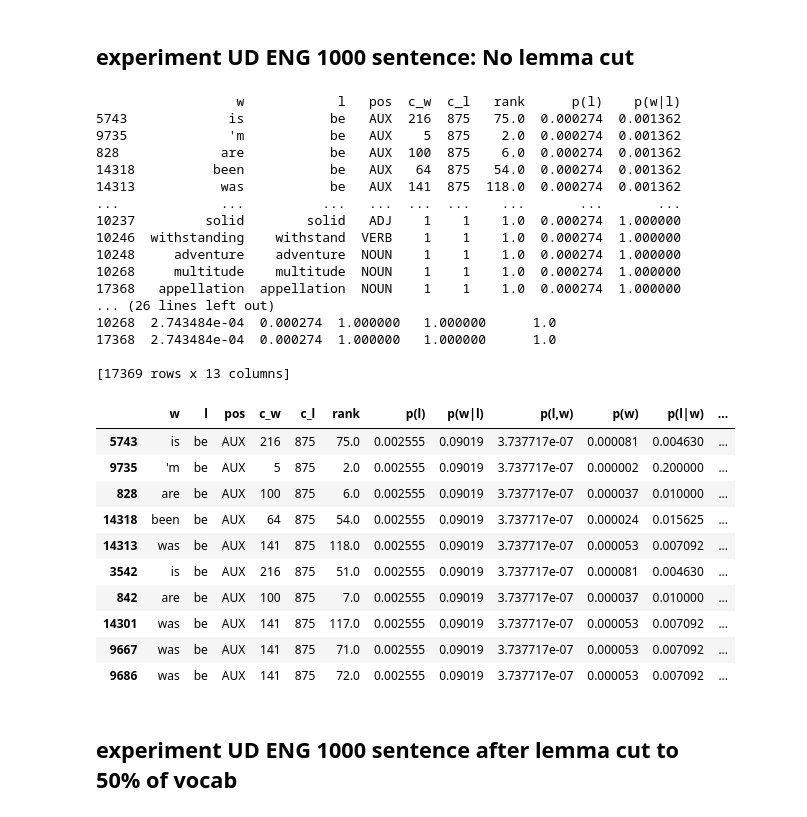
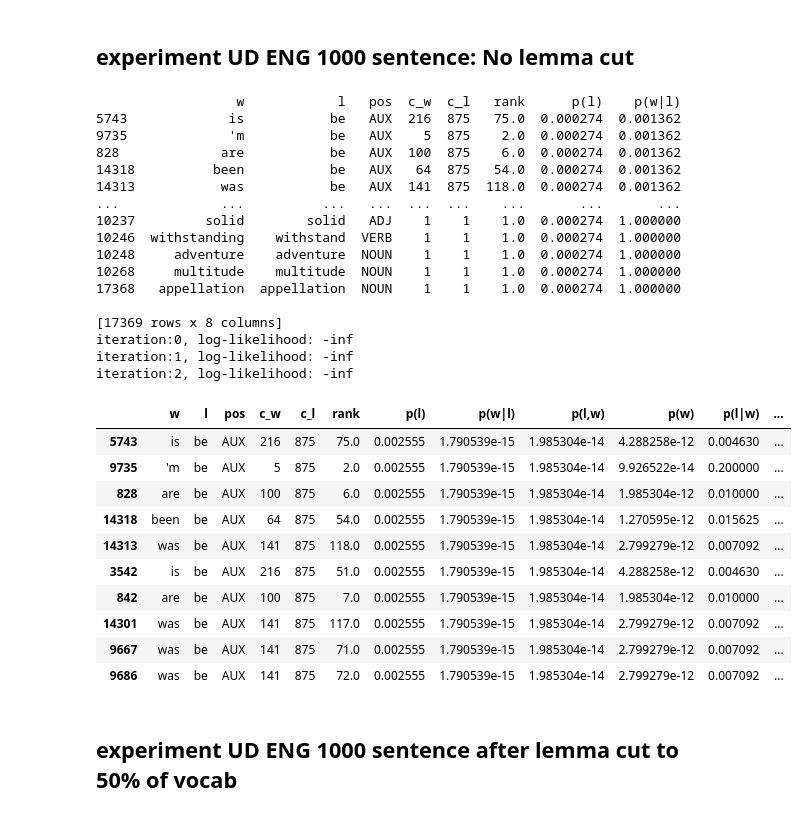
Before and after one commit to faisal-iut/minimal-morpho-inflection, a Jupyter notebook: experiments.ipynb, the cells around one changed output. Saved outputs shown, nothing was run; the diff lists cells and outputs as text; code cells hidden in the pictures.

```diff
--- a/experiments.ipynb
+++ b/experiments.ipynb
@@ -56,14 +56,13 @@ def em(df, iterations):
 		df['p(w)'] = df.groupby(['w'])['p(l,w)'].transform('sum')
 		df['p(l|w)'] = df['p(l,w)']/ df['p(w)']
 		df['ec(l)'] = df.groupby(['l'])['p(l|w)'].transform('sum')
-		df['ec(l,w)'] = df.groupby(['l','w'])['p(l|w)'].transform('sum')
-
+		df['ec(l,w)'] = df['p(l,w)']
+		like = np.log(np.prod((df['p(w|l)']*df['p(l)'])**df['c_w']))
+		print("iteration:{}, log-likelihood: {}".format(it,like))
 		#M step
 		df['p(l)'] = df['ec(l)']/len(set(df['w']))
 		df['p(w|l)'] = df['ec(l,w)'] / df['ec(l)']
 
-		print('iteration', it)
-		print(df)
 	return df
 # %% [markdown]
 ## soft em version 2 (adding morphologicla element-suffix)
@@ -226,38 +240,38 @@ dfc.head(10)
 # %%
 dfc['p(l)']=1/len(set(dfc['l']))
 dfc['p(w|l)']=1/df.groupby('l')['l'].transform('count')
 print(dfc)
-df_result = em(dfc,1)
+df_result = em(dfc,3)
 df_result.head(10)
 # %% [output]
                   w            l   pos  c_w  c_l   rank      p(l)    p(w|l)
 5743             is           be   AUX  216  875   75.0  0.000274  0.001362
 9735             'm           be   AUX    5  875    2.0  0.000274  0.001362
 828             are           be   AUX  100  875    6.0  0.000274  0.001362
 14318          been           be   AUX   64  875   54.0  0.000274  0.001362
 14313           was           be   AUX  141  875  118.0  0.000274  0.001362
 ...             ...          ...   ...  ...  ...    ...       ...       ...
 10237         solid        solid   ADJ    1    1    1.0  0.000274  1.000000
 10246  withstanding    withstand  VERB    1    1    1.0  0.000274  1.000000
 10248     adventure    adventure  NOUN    1    1    1.0  0.000274  1.000000
 10268     multitude    multitude  NOUN    1    1    1.0  0.000274  1.000000
 17368   appellation  appellation  NOUN    1    1    1.0  0.000274  1.000000
-... (26 lines left out)
-10268  2.743484e-04  0.000274  1.000000   1.000000      1.0
-17368  2.743484e-04  0.000274  1.000000   1.000000      1.0
 
-[17369 rows x 13 columns]
+[17369 rows x 8 columns]
+iteration:0, log-likelihood: -inf
+iteration:1, log-likelihood: -inf
+iteration:2, log-likelihood: -inf
 |  | w | l | pos | c_w | c_l | rank | p(l) | p(w|l) | p(l,w) | p(w) | p(l|w) | ... |
-| 5743 | is | be | AUX | 216 | 875 | 75.0 | 0.002555 | 0.09019 | 3.737717e-07 | 0.000081 | 0.004630 | ... |
-| 9735 | 'm | be | AUX | 5 | 875 | 2.0 | 0.002555 | 0.09019 | 3.737717e-07 | 0.000002 | 0.200000 | ... |
-| 828 | are | be | AUX | 100 | 875 | 6.0 | 0.002555 | 0.09019 | 3.737717e-07 | 0.000037 | 0.010000 | ... |
-| 14318 | been | be | AUX | 64 | 875 | 54.0 | 0.002555 | 0.09019 | 3.737717e-07 | 0.000024 | 0.015625 | ... |
-| 14313 | was | be | AUX | 141 | 875 | 118.0 | 0.002555 | 0.09019 | 3.737717e-07 | 0.000053 | 0.007092 | ... |
-| 3542 | is | be | AUX | 216 | 875 | 51.0 | 0.002555 | 0.09019 | 3.737717e-07 | 0.000081 | 0.004630 | ... |
-| 842 | are | be | AUX | 100 | 875 | 7.0 | 0.002555 | 0.09019 | 3.737717e-07 | 0.000037 | 0.010000 | ... |
-| 14301 | was | be | AUX | 141 | 875 | 117.0 | 0.002555 | 0.09019 | 3.737717e-07 | 0.000053 | 0.007092 | ... |
-| 9667 | was | be | AUX | 141 | 875 | 71.0 | 0.002555 | 0.09019 | 3.737717e-07 | 0.000053 | 0.007092 | ... |
-| 9686 | was | be | AUX | 141 | 875 | 72.0 | 0.002555 | 0.09019 | 3.737717e-07 | 0.000053 | 0.007092 | ... |
+| 5743 | is | be | AUX | 216 | 875 | 75.0 | 0.002555 | 1.790539e-15 | 1.985304e-14 | 4.288258e-12 | 0.004630 | ... |
+| 9735 | 'm | be | AUX | 5 | 875 | 2.0 | 0.002555 | 1.790539e-15 | 1.985304e-14 | 9.926522e-14 | 0.200000 | ... |
+| 828 | are | be | AUX | 100 | 875 | 6.0 | 0.002555 | 1.790539e-15 | 1.985304e-14 | 1.985304e-12 | 0.010000 | ... |
+| 14318 | been | be | AUX | 64 | 875 | 54.0 | 0.002555 | 1.790539e-15 | 1.985304e-14 | 1.270595e-12 | 0.015625 | ... |
+| 14313 | was | be | AUX | 141 | 875 | 118.0 | 0.002555 | 1.790539e-15 | 1.985304e-14 | 2.799279e-12 | 0.007092 | ... |
+| 3542 | is | be | AUX | 216 | 875 | 51.0 | 0.002555 | 1.790539e-15 | 1.985304e-14 | 4.288258e-12 | 0.004630 | ... |
+| 842 | are | be | AUX | 100 | 875 | 7.0 | 0.002555 | 1.790539e-15 | 1.985304e-14 | 1.985304e-12 | 0.010000 | ... |
+| 14301 | was | be | AUX | 141 | 875 | 117.0 | 0.002555 | 1.790539e-15 | 1.985304e-14 | 2.799279e-12 | 0.007092 | ... |
+| 9667 | was | be | AUX | 141 | 875 | 71.0 | 0.002555 | 1.790539e-15 | 1.985304e-14 | 2.799279e-12 | 0.007092 | ... |
+| 9686 | was | be | AUX | 141 | 875 | 72.0 | 0.002555 | 1.790539e-15 | 1.985304e-14 | 2.799279e-12 | 0.007092 | ... |
 # %% [markdown]
 ## experiment UD ENG 1000 sentence after lemma cut to 50% of vocab
 # %%
```
Also changed, not shown: parts of 5 cells of this notebook, 2 other files.
